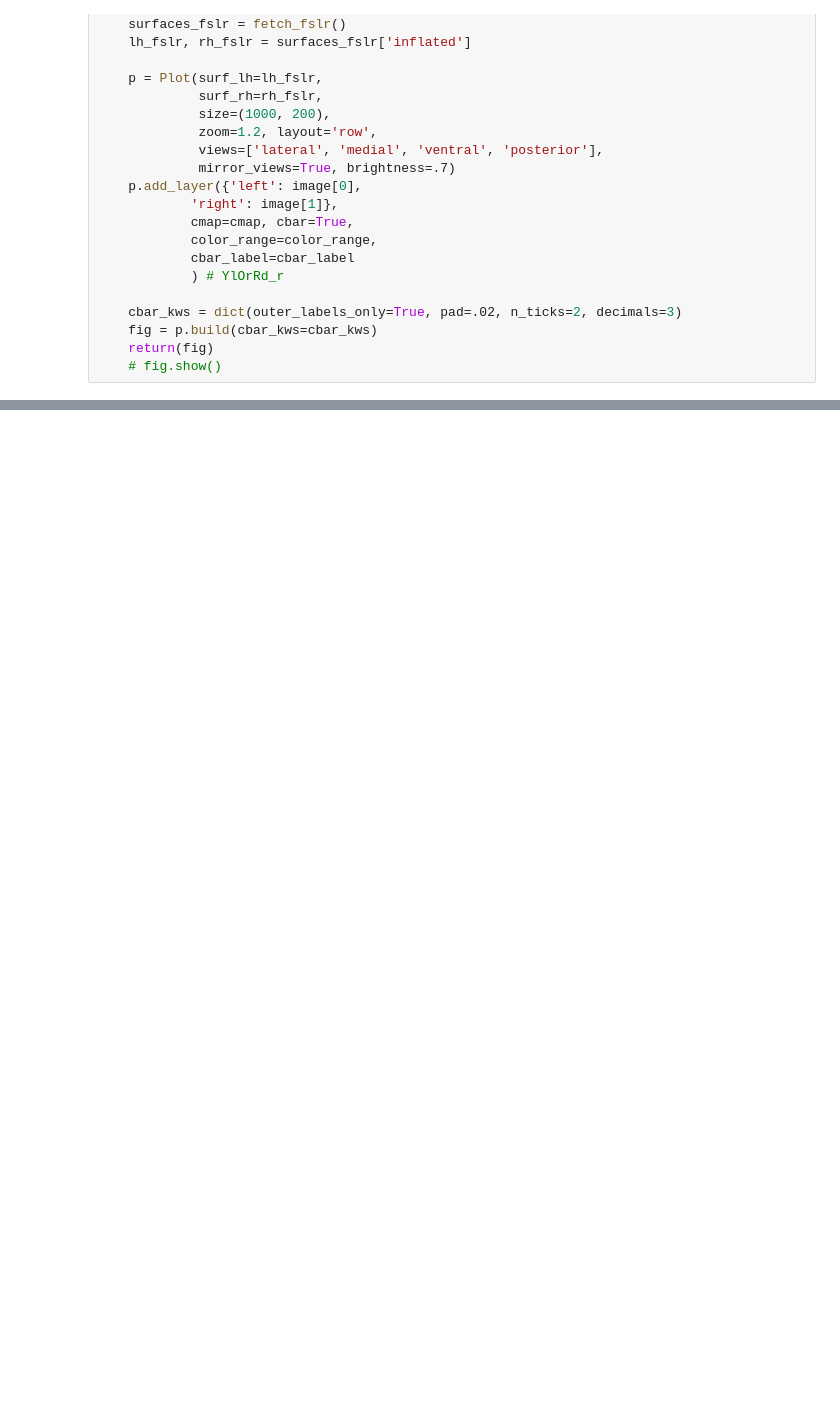
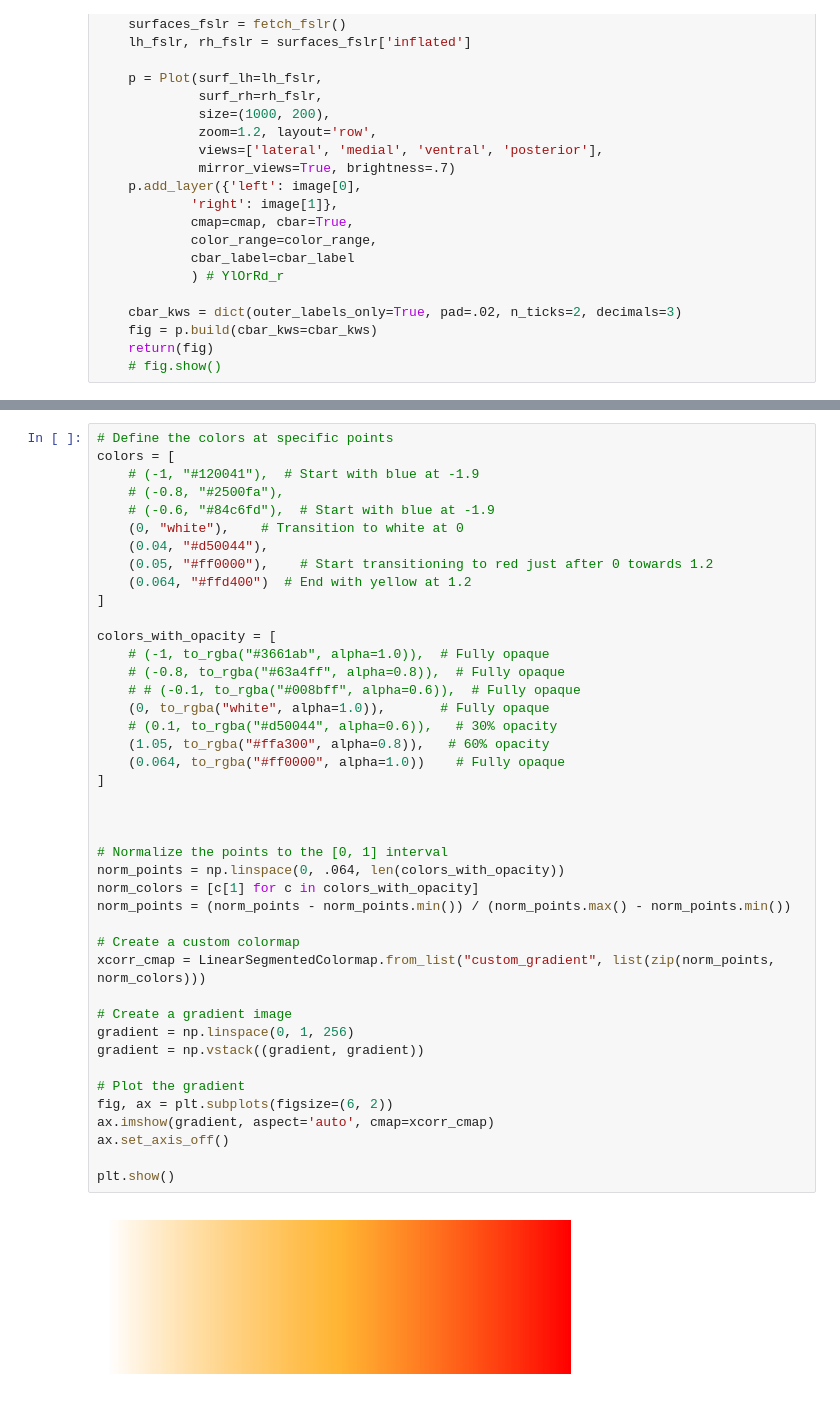
Before and after one commit to jungheejung/spacetop_biopac, a Jupyter notebook: scripts/p05_xcorr/c02_plotxcorr_sandbox.ipynb, the cells around one changed output, grey strips where cells are left out. Drawn from its saved outputs; the diff is of its cells as text; blank space fills up the shorter version.

```diff
--- a/scripts/p05_xcorr/c02_plotxcorr_sandbox.ipynb
+++ b/scripts/p05_xcorr/c02_plotxcorr_sandbox.ipynb
@@ -106,0 +161,44 @@ def plot_brain_surfaces(image, cbar_label='INSERT LABEL', cmap='viridis', color_
+# %%
+# Define the colors at specific points
+colors = [
+    # (-1, "#120041"),  # Start with blue at -1.9
+    # (-0.8, "#2500fa"),
+    # (-0.6, "#84c6fd"),  # Start with blue at -1.9
+    (0, "white"),    # Transition to white at 0
+    (0.04, "#d50044"),
+    (0.05, "#ff0000"),    # Start transitioning to red just after 0 towards 1.2
+    (0.064, "#ffd400")  # End with yellow at 1.2
+]
+
+colors_with_opacity = [
+    # (-1, to_rgba("#3661ab", alpha=1.0)),  # Fully opaque
+    # (-0.8, to_rgba("#63a4ff", alpha=0.8)),  # Fully opaque
+    # # (-0.1, to_rgba("#008bff", alpha=0.6)),  # Fully opaque
+    (0, to_rgba("white", alpha=1.0)),       # Fully opaque
+    # (0.1, to_rgba("#d50044", alpha=0.6)),   # 30% opacity
+    (1.05, to_rgba("#ffa300", alpha=0.8)),   # 60% opacity
+    (0.064, to_rgba("#ff0000", alpha=1.0))    # Fully opaque
+]
+
+
+
+# Normalize the points to the [0, 1] interval
+norm_points = np.linspace(0, .064, len(colors_with_opacity))
+norm_colors = [c[1] for c in colors_with_opacity]
+norm_points = (norm_points - norm_points.min()) / (norm_points.max() - norm_points.min())
+
+# Create a custom colormap
+xcorr_cmap = LinearSegmentedColormap.from_list("custom_gradient", list(zip(norm_points, norm_colors)))
+
+# Create a gradient image
+gradient = np.linspace(0, 1, 256)
+gradient = np.vstack((gradient, gradient))
+
+# Plot the gradient
+fig, ax = plt.subplots(figsize=(6, 2))
+ax.imshow(gradient, aspect='auto', cmap=xcorr_cmap)
+ax.set_axis_off()
+
+plt.show()
+# %% [output]
+[figure, added]
```
Also changed, not shown: parts of 13 cells of this notebook, 1 other file.
